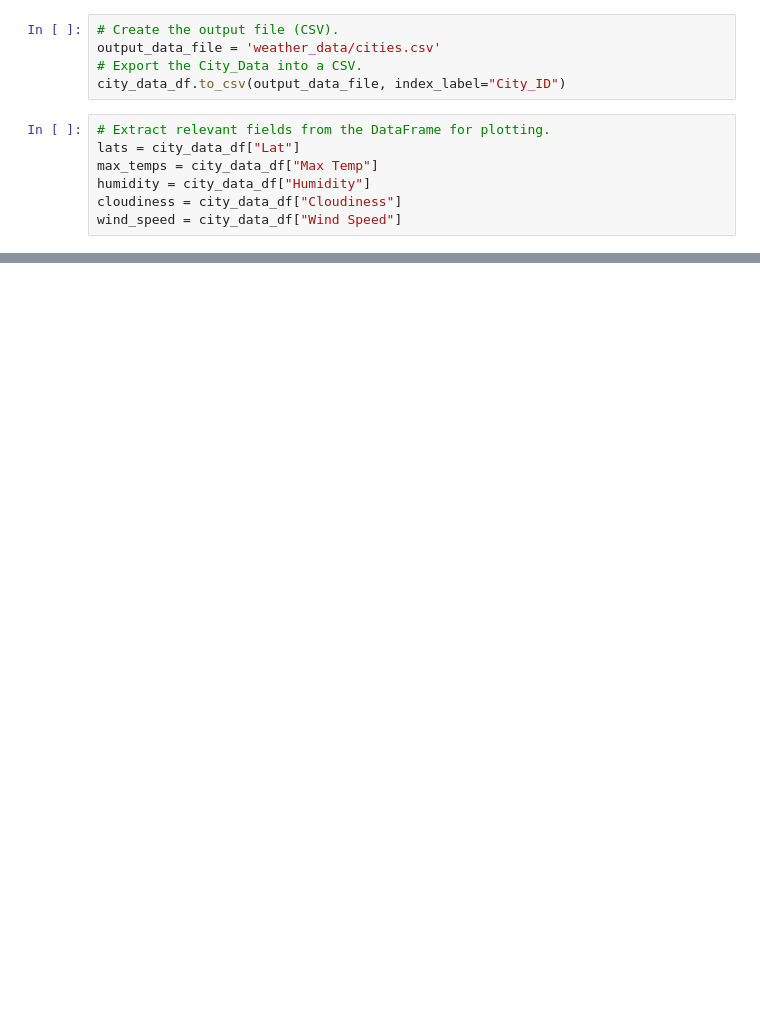
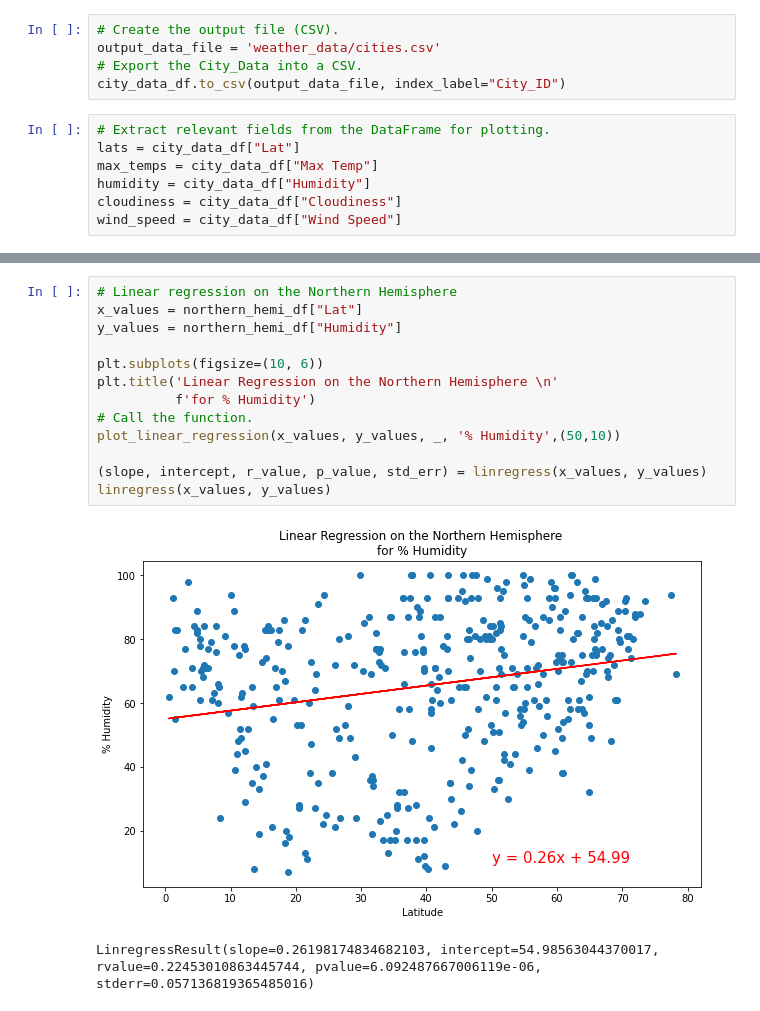
Before and after one commit to Omodayo/World_Weather_Analysis, a Jupyter notebook: WeatherPy.ipynb, the cells around one changed output, grey strips where cells are left out. Drawn from its saved outputs; the diff is of its cells as text; blank space fills up the shorter version.

```diff
--- a/WeatherPy.ipynb
+++ b/WeatherPy.ipynb
@@ -256,0 +315,16 @@ plt.show()
+# %%
+# Linear regression on the Northern Hemisphere
+x_values = northern_hemi_df["Lat"]
+y_values = northern_hemi_df["Humidity"]
+
+plt.subplots(figsize=(10, 6))
+plt.title('Linear Regression on the Northern Hemisphere \n'
+          f'for % Humidity')
+# Call the function.
+plot_linear_regression(x_values, y_values, _, '% Humidity',(50,10))
+
+(slope, intercept, r_value, p_value, std_err) = linregress(x_values, y_values)
+linregress(x_values, y_values)
+# %% [output]
+[figure, added]
+LinregressResult(slope=0.26198174834682103, intercept=54.98563044370017, rvalue=0.22453010863445744, pvalue=6.092487667006119e-06, stderr=0.057136819365485016)
```
Also changed, not shown: parts of 19 cells of this notebook.
